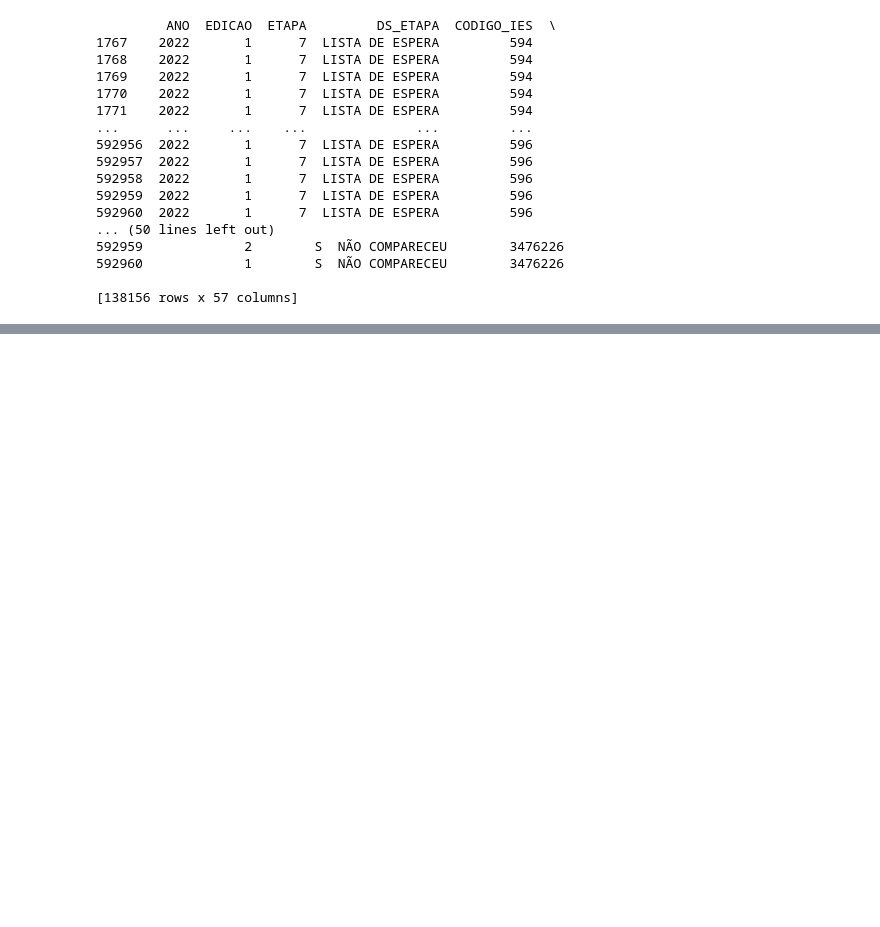
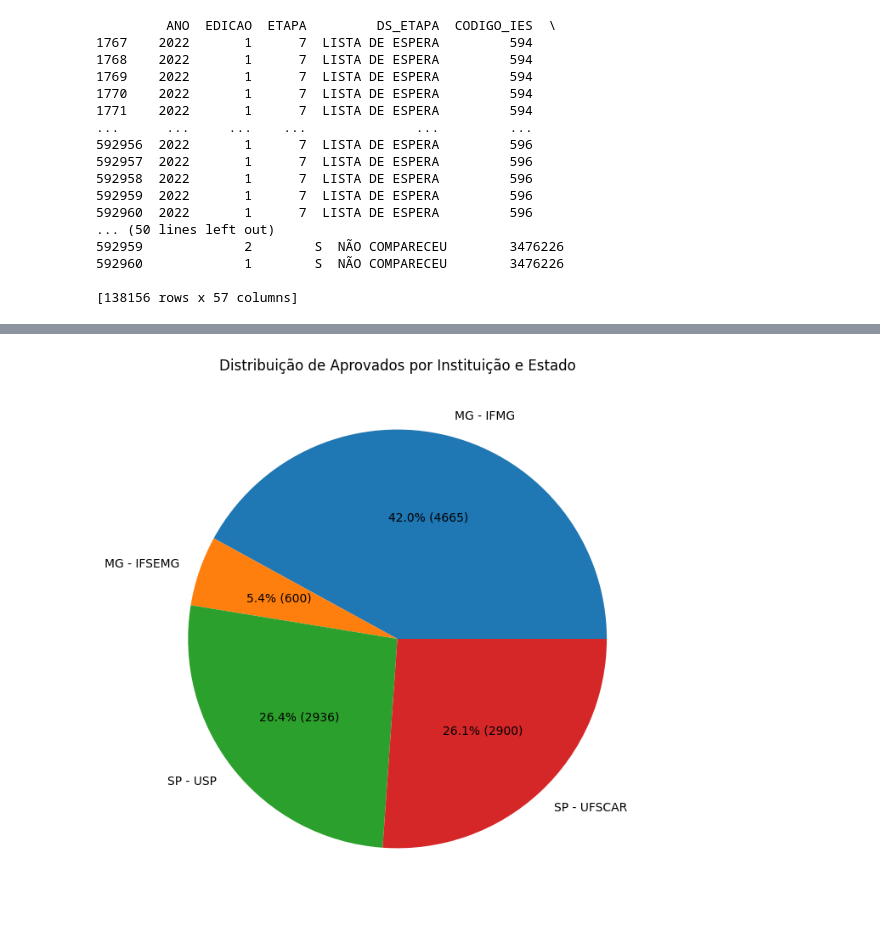
Before and after one commit to Matheusrox97/projeto.python, a Jupyter notebook: lista desafio.ipynb, the cells around one changed output, grey strips where cells are left out. Saved outputs shown, nothing was run; the diff lists cells and outputs as text; code cells hidden in the pictures; blank space fills up the shorter version.

```diff
--- a/lista desafio.ipynb
+++ b/lista desafio.ipynb
@@ -115,0 +134,45 @@ KeyError: 'SIGLA'
+# %%
+import pandas as pd
+
+# Suponha que você tenha uma tabela com os dados de aprovação
+# com as colunas 'Estado', 'Instituição' e 'Aprovados'
+approvals_table = pd.DataFrame({
+    'Estado': ['MG', 'MG', 'MG', 'SP', 'SP', 'SP'],
+    'Instituição': ['UFMG', 'UNIMINAS', 'UFV', 'USP', 'UNESP', 'UNICAMP'],
+    'Aprovados': [100, 80, 60, 120, 90, 70]
+})
+
+# Agrupar os dados por estado e instituição, e contar o número de aprovações
+approvals_grouped = approvals_table.groupby(['Estado', 'Instituição'])['Aprovados'].sum().reset_index()
+
+# Selecionar as duas instituições com mais aprovações por estado
+df_top_2_mg = approvals_grouped[approvals_grouped['Estado'] == 'MG'].nlargest(2, 'Aprovados')
+df_top_2_sp = approvals_grouped[approvals_grouped['Estado'] == 'SP'].nlargest(2, 'Aprovados')
+# %%
+# Criar uma lista de dicionários
+data_pie = []
+
+if len(df_top_2_mg) == 2:
+    data_pie.append({'Estado': 'MG', 'Instituição': 'IFMG', 'Aprovados': 4665})
+    data_pie.append({'Estado': 'MG', 'Instituição': 'IFSEMG', 'Aprovados': 600})
+else:
+    data_pie.append({'Estado': 'MG', 'Instituição': 'IFMG', 'Aprovados': 4665})
+
+if len(df_top_2_sp) == 2:
+    data_pie.append({'Estado': 'SP', 'Instituição': 'USP', 'Aprovados': 2936})
+    data_pie.append({'Estado': 'SP', 'Instituição': 'UFSCAR', 'Aprovados': 2900})
+else:
+    data_pie.append({'Estado': 'SP', 'Instituição': 'USP', 'Aprovados': 2936})
+
+# Converter a lista em um DataFrame
+df_pie = pd.DataFrame(data_pie)
+
+# Gerar gráfico de pizza
+plt.figure(figsize=(10, 8))
+labels = df_pie.apply(lambda row: f"{row['Estado']} - {row['Instituição']}", axis=1)
+plt.pie(df_pie['Aprovados'], labels=labels, autopct=lambda p : f"{p:.1f}% ({int(p * sum(df_pie['Aprovados']) / 100)})")
+plt.title('Distribuição de Aprovados por Instituição e Estado')
+plt.savefig('pie_chart.png', bbox_inches='tight')
+plt.show()
+# %% [output]
+[figure, added]
```
Also changed, not shown: parts of 1 cell of this notebook, 4 other files.
